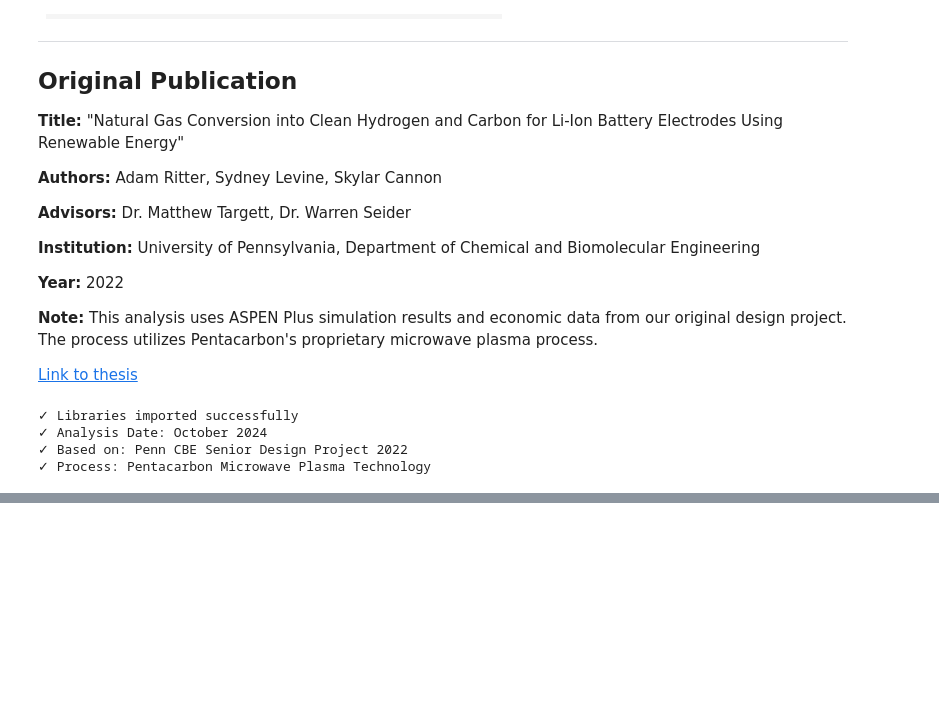
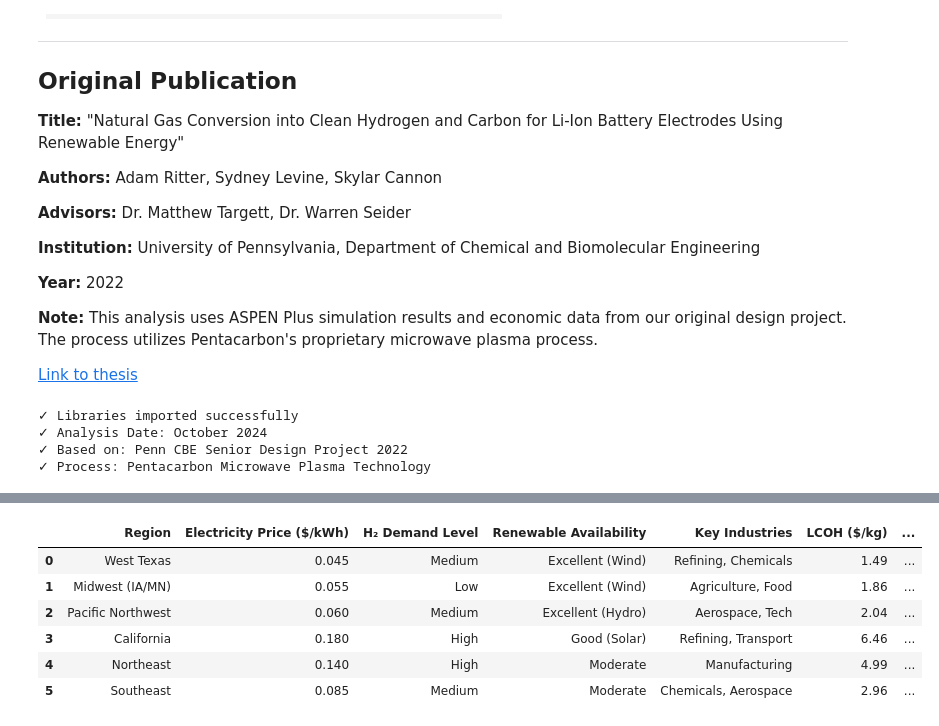
Before and after one commit to adam-ritter/hydrogen-production-TEA, a Jupyter notebook: hydrogen_tea_analysis.ipynb, the cells around one changed output, grey strips where cells are left out. Drawn from its saved outputs; the diff is of its cells as text; code cells hidden in the pictures; blank space fills up the shorter version.

Commit message:
project descriptions and visualizations with original thesis data - not updated

```diff
--- a/hydrogen_tea_analysis.ipynb
+++ b/hydrogen_tea_analysis.ipynb
@@ -220,0 +1369,97 @@ EmptyDataError: No columns to parse from file
+# %%
+# Regional analysis based on electricity prices and hydrogen markets
+regions = {
+    'Region': [
+        'West Texas',
+        'Midwest (IA/MN)',
+        'Pacific Northwest',
+        'California',
+        'Northeast',
+        'Southeast'
+    ],
+    'Electricity Price ($/kWh)': [0.045, 0.055, 0.060, 0.180, 0.140, 0.085],
+    'H₂ Demand Level': ['Medium', 'Low', 'Medium', 'High', 'High', 'Medium'],
+    'Renewable Availability': ['Excellent (Wind)', 'Excellent (Wind)', 'Excellent (Hydro)',
+                                'Good (Solar)', 'Moderate', 'Moderate'],
+    'Key Industries': ['Refining, Chemicals', 'Agriculture, Food', 'Aerospace, Tech',
+                       'Refining, Transport', 'Manufacturing', 'Chemicals, Aerospace']
+}
+
+regions_df = pd.DataFrame(regions)
+
+# Calculate LCOH for each region
+regions_df['LCOH ($/kg)'] = regions_df['Electricity Price ($/kWh)'].apply(
+    lambda e: lcoh + (e - electricity_price) * energy_per_kg_h2
+)
+
+# Calculate NPV impact
+regions_df['NPV ($M)'] = regions_df['Electricity Price ($/kWh)'].apply(
+    lambda e: (npv - (e - electricity_price) * energy_per_kg_h2 * h2_annual *
+              ((1 - (1+discount_rate)**(-plant_lifetime)) / discount_rate)) / 1e6
+)
+
+# Create a transformed NPV for sizing (shift all values to be positive)
+regions_df['NPV_for_size'] = regions_df['NPV ($M)'] - regions_df['NPV ($M)'].min() + 1
+
+# Ranking
+regions_df['Economic Rank'] = regions_df['NPV ($M)'].rank(ascending=False).astype(int)
+
+# Display
+display(regions_df.style.format({
+    'Electricity Price ($/kWh)': '{:.3f}',
+    'LCOH ($/kg)': '{:.2f}',
+    'NPV ($M)': '{:.1f}'
+}).background_gradient(subset=['NPV ($M)'], cmap='RdYlGn'))
+
+# Visualize
+fig = px.scatter(
+    regions_df,
+    x='Electricity Price ($/kWh)',
+    y='LCOH ($/kg)',
+    size='NPV_for_size',  # Use the positive-shifted values
+    color='Renewable Availability',
+    text='Region',
+    title='Regional Economics: Electricity Price vs LCOH',
+    labels={'LCOH ($/kg)': 'Levelized Cost of Hydrogen ($/kg)'},
+    size_max=40,
+    hover_data={'NPV ($M)': ':.1f', 'NPV_for_size': False}  # Show actual NPV in hover
+)
+
+fig.add_hline(y=h2_price, line_dash="dash", line_color="green",
+              annotation_text=f"H₂ Market Price (${h2_price}/kg)")
+
+fig.update_traces(textposition='top center')
+fig.update_layout(height=500)
+
+fig.show()
+
+print(f"\n🌎 Optimal Deployment Strategy:\n")
+
+top_region = regions_df.loc[regions_df['NPV ($M)'].idxmax()]
+print(f"1️⃣ BEST: {top_region['Region']}")
+print(f"   • Electricity: ${top_region['Electricity Price ($/kWh)']:.3f}/kWh")
+print(f"   • LCOH: ${top_region['LCOH ($/kg)']:.2f}/kg")
+print(f"   • NPV: ${top_region['NPV ($M)']:.1f}M")
+print(f"   • Renewable Source: {top_region['Renewable Availability']}")
+print(f"   • Strategy: Co-locate with wind farms, secure long-term PPA\n")
+
+worst_region = regions_df.loc[regions_df['NPV ($M)'].idxmin()]
+print(f"❌ AVOID: {worst_region['Region']}")
+print(f"   • Electricity: ${worst_region['Electricity Price ($/kWh)']:.3f}/kWh")
+print(f"   • LCOH: ${worst_region['LCOH ($/kg)']:.2f}/kg")
+print(f"   • NPV: ${worst_region['NPV ($M)']:.1f}M")
+print(f"   • High electricity costs make project marginal\n")
+
+print(f"💡 Key Insights:")
+print(f"   • Midwest and West Texas offer best economics (abundant wind)")
+print(f"   • California has high demand but high electricity costs")
+print(f"   • Consider pairing with on-site solar in high-cost regions")
+print(f"   • RNG availability also matters - prioritize near dairy farms/landfills")
+# %% [output]
+|  | Region | Electricity Price ($/kWh) | H₂ Demand Level | Renewable Availability | Key Industries | LCOH ($/kg) | ... |
+| 0 | West Texas | 0.045 | Medium | Excellent (Wind) | Refining, Chemicals | 1.49 | ... |
+| 1 | Midwest (IA/MN) | 0.055 | Low | Excellent (Wind) | Agriculture, Food | 1.86 | ... |
+| 2 | Pacific Northwest | 0.060 | Medium | Excellent (Hydro) | Aerospace, Tech | 2.04 | ... |
+| 3 | California | 0.180 | High | Good (Solar) | Refining, Transport | 6.46 | ... |
+| 4 | Northeast | 0.140 | High | Moderate | Manufacturing | 4.99 | ... |
+| 5 | Southeast | 0.085 | Medium | Moderate | Chemicals, Aerospace | 2.96 | ... |
```
Also changed, not shown: parts of 14 cells of this notebook, 1 other file.
